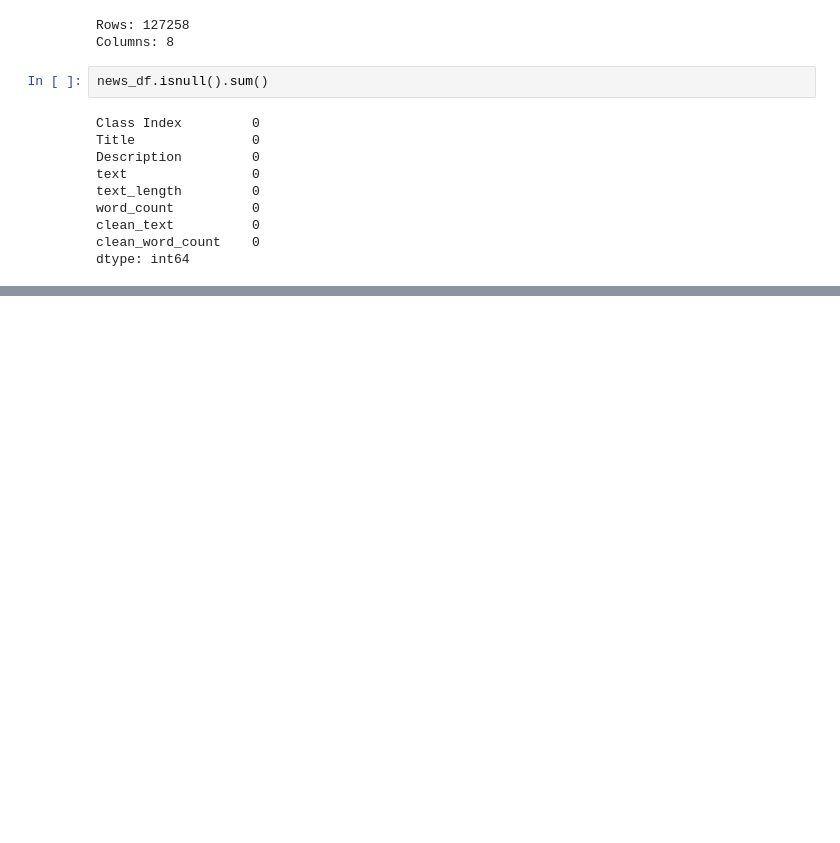
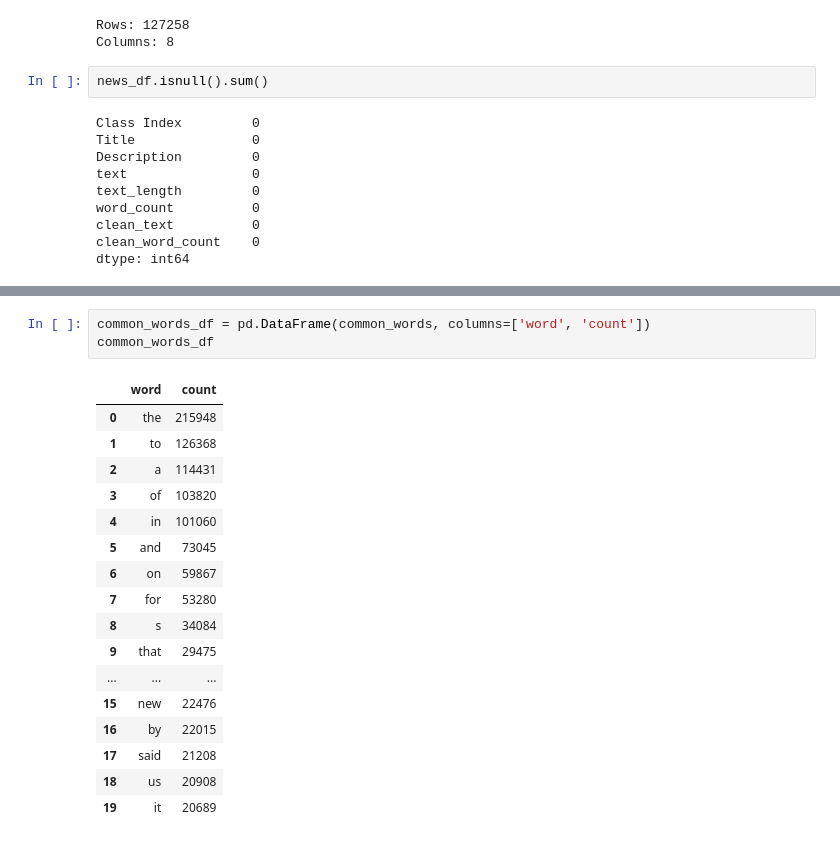
Before and after one commit to ranjansinghds/News-Article-Clustering-NLP-Project, a Jupyter notebook: News_Articles_Clustering_Project.ipynb, the cells around one changed output, grey strips where cells are left out. Cells and saved outputs as stored; diff of their text form; blank space fills up the shorter version.

```diff
--- a/News_Articles_Clustering_Project.ipynb
+++ b/News_Articles_Clustering_Project.ipynb
@@ -378,0 +412,21 @@ news_df.head()
+# %%
+common_words_df = pd.DataFrame(common_words, columns=['word', 'count'])
+common_words_df
+# %% [output]
+|  | word | count |
+| 0 | the | 215948 |
+| 1 | to | 126368 |
+| 2 | a | 114431 |
+| 3 | of | 103820 |
+| 4 | in | 101060 |
+| 5 | and | 73045 |
+| 6 | on | 59867 |
+| 7 | for | 53280 |
+| 8 | s | 34084 |
+| 9 | that | 29475 |
+| ... | ... | ... |
+| 15 | new | 22476 |
+| 16 | by | 22015 |
+| 17 | said | 21208 |
+| 18 | us | 20908 |
+| 19 | it | 20689 |
```
Also changed, not shown: parts of 4 cells of this notebook, 1 other file.
